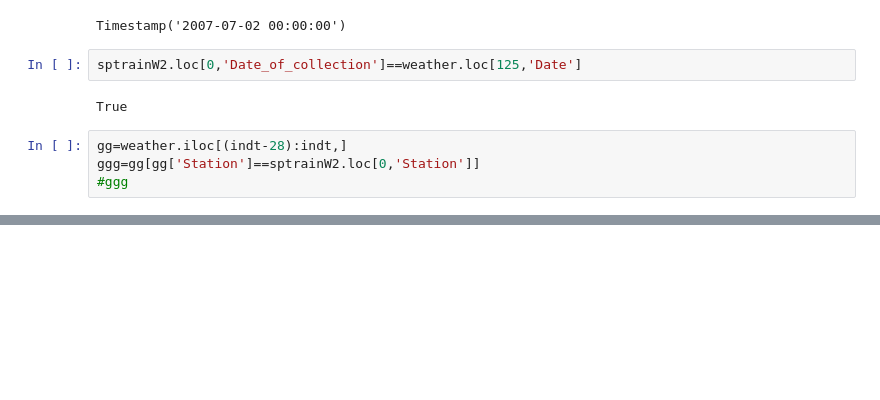
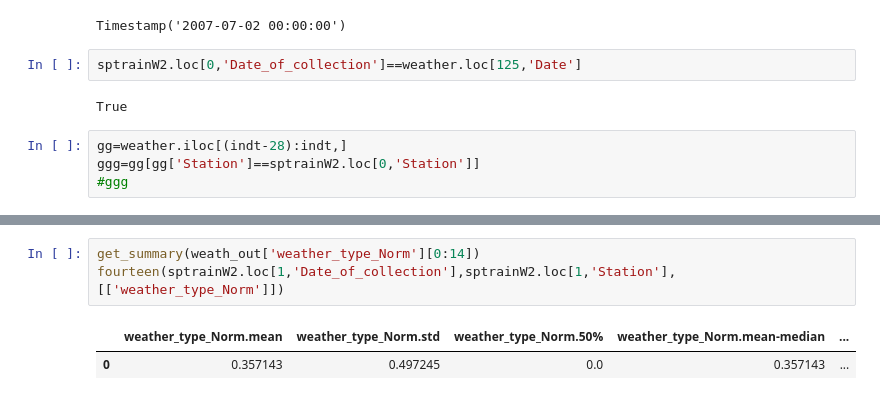
Before and after one commit to Erolino/WestNileVirus_Detection, a Jupyter notebook: WestNileVirus_Detection.ipynb, the cells around one changed output, grey strips where cells are left out. Cells and saved outputs as stored; diff of their text form; blank space fills up the shorter version.

```diff
--- a/WestNileVirus_Detection.ipynb
+++ b/WestNileVirus_Detection.ipynb
@@ -2088,0 +2097,6 @@ sso.describe()
+# %%
+get_summary(weath_out['weather_type_Norm'][0:14])
+fourteen(sptrainW2.loc[1,'Date_of_collection'],sptrainW2.loc[1,'Station'],[['weather_type_Norm']])
+# %% [output]
+|  | weather_type_Norm.mean | weather_type_Norm.std | weather_type_Norm.50% | weather_type_Norm.mean-median | ... |
+| 0 | 0.357143 | 0.497245 | 0.0 | 0.357143 | ... |
```
Also changed, not shown: parts of 9 cells of this notebook, 1 other file.
